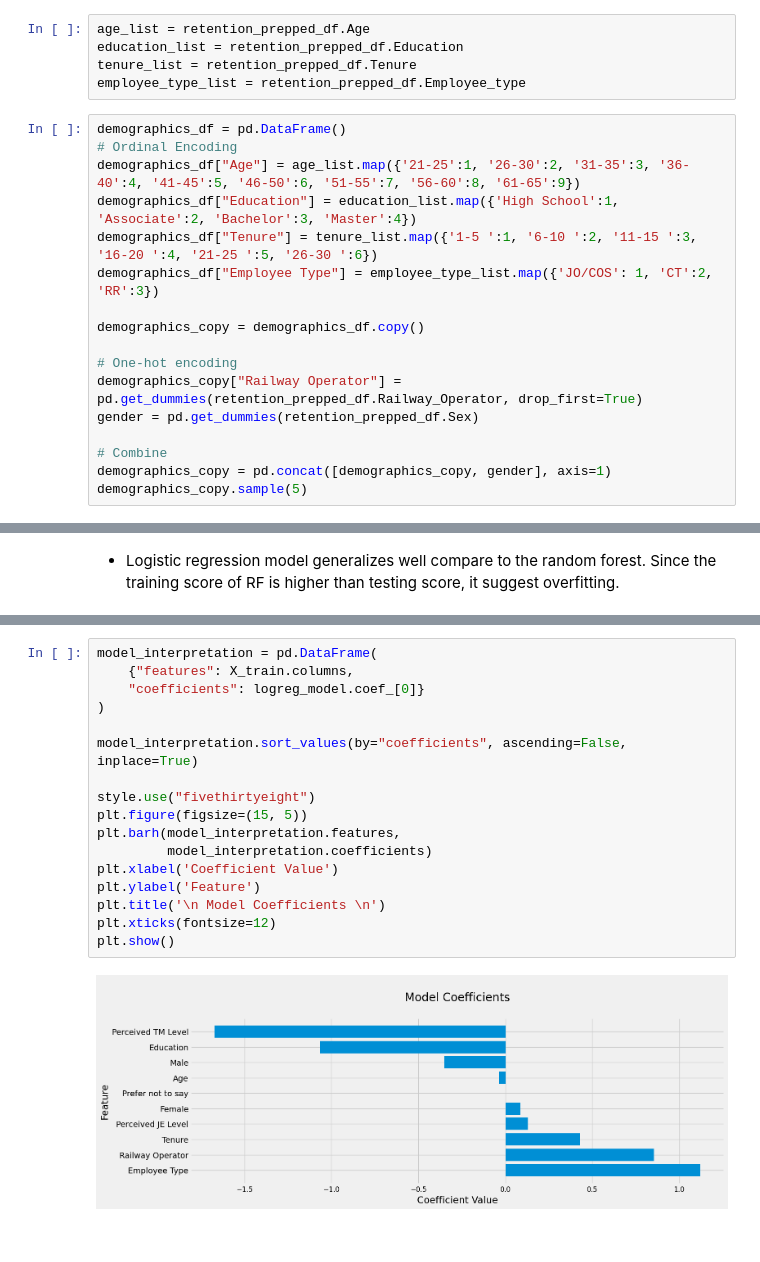
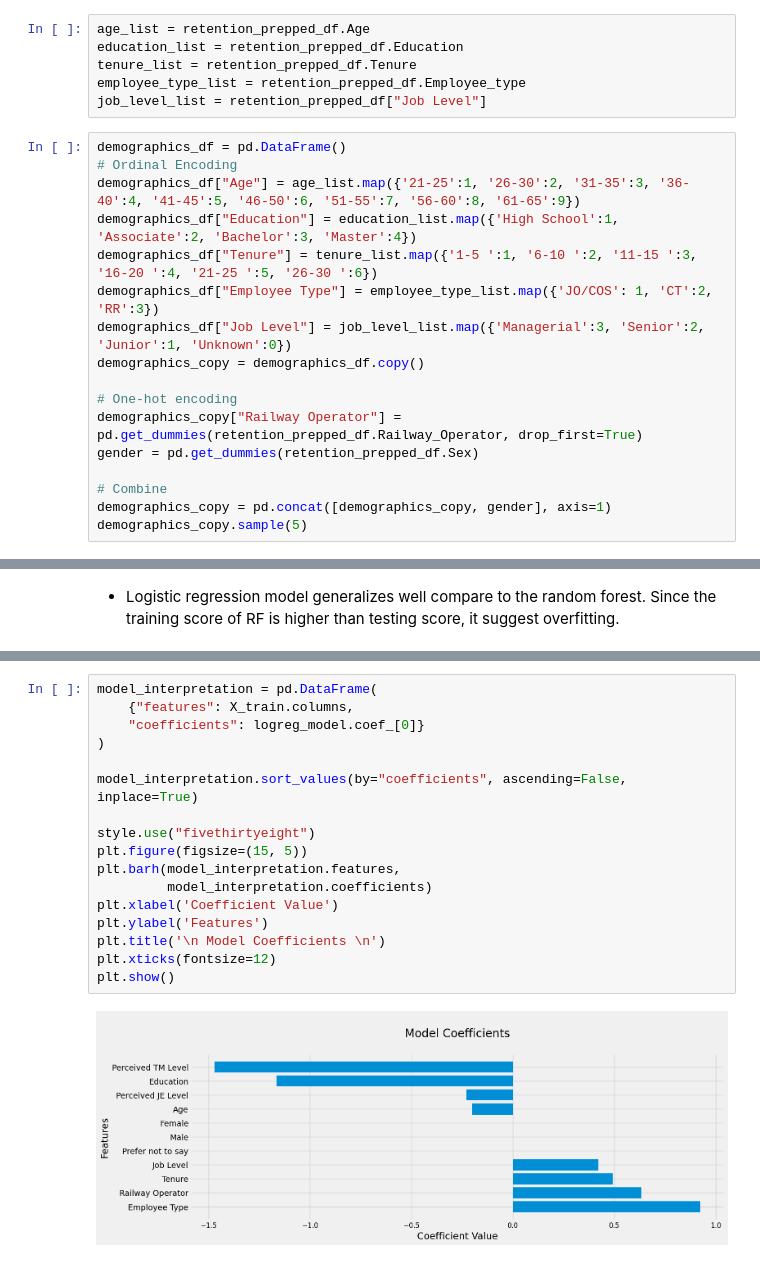
Before and after one commit to pjcroxas/Talent-Retention-in-Railway-Workforce, a Jupyter notebook: Unraveling_Railway_Employee_Turnover_A_Data_Driven_Approach_Using_Propensity_Modeling.ipynb, the cells around one changed output, grey strips where cells are left out. Drawn from its saved outputs; the diff is of its cells as text.

```diff
--- a/Unraveling_Railway_Employee_Turnover_A_Data_Driven_Approach_Using_Propensity_Modeling.ipynb
+++ b/Unraveling_Railway_Employee_Turnover_A_Data_Driven_Approach_Using_Propensity_Modeling.ipynb
@@ -357,6 +371,7 @@ age_list = retention_prepped_df.Age
 education_list = retention_prepped_df.Education
 tenure_list = retention_prepped_df.Tenure
 employee_type_list = retention_prepped_df.Employee_type
+job_level_list = retention_prepped_df["Job Level"]
 # %%
 demographics_df = pd.DataFrame()
 # Ordinal Encoding
@@ -364,7 +379,7 @@ demographics_df["Age"] = age_list.map({'21-25':1, '26-30':2, '31-35':3, '36-40':
 demographics_df["Education"] = education_list.map({'High School':1, 'Associate':2, 'Bachelor':3, 'Master':4})
 demographics_df["Tenure"] = tenure_list.map({'1-5 ':1, '6-10 ':2, '11-15 ':3, '16-20 ':4, '21-25 ':5, '26-30 ':6})
 demographics_df["Employee Type"] = employee_type_list.map({'JO/COS': 1, 'CT':2, 'RR':3})
-
+demographics_df["Job Level"] = job_level_list.map({'Managerial':3, 'Senior':2, 'Junior':1, 'Unknown':0})
 demographics_copy = demographics_df.copy()
 
 # One-hot encoding
@@ -863,19 +862,19 @@ Accuracy: 0.782 (0.028)
 # %%
 model_interpretation = pd.DataFrame(
     {"features": X_train.columns,
     "coefficients": logreg_model.coef_[0]}
 )
 
 model_interpretation.sort_values(by="coefficients", ascending=False, inplace=True)
 
 style.use("fivethirtyeight")
 plt.figure(figsize=(15, 5))
 plt.barh(model_interpretation.features,
          model_interpretation.coefficients)
 plt.xlabel('Coefficient Value')
-plt.ylabel('Feature')
+plt.ylabel('Features')
 plt.title('\n Model Coefficients \n')
 plt.xticks(fontsize=12)
 plt.show()
 # %% [output]
-[figure, old version]
+[figure, new version]
```
Also changed, not shown: parts of 29 cells of this notebook.
